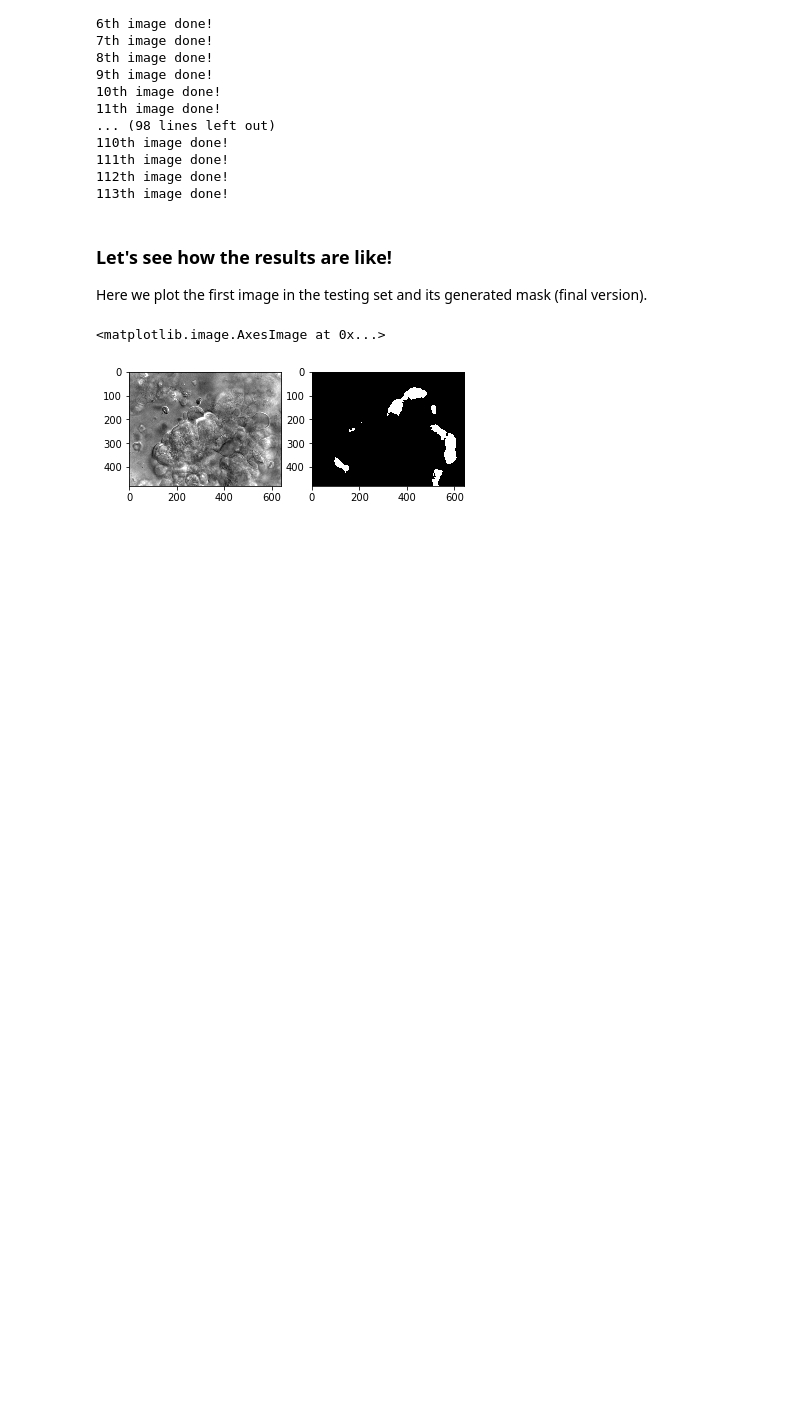
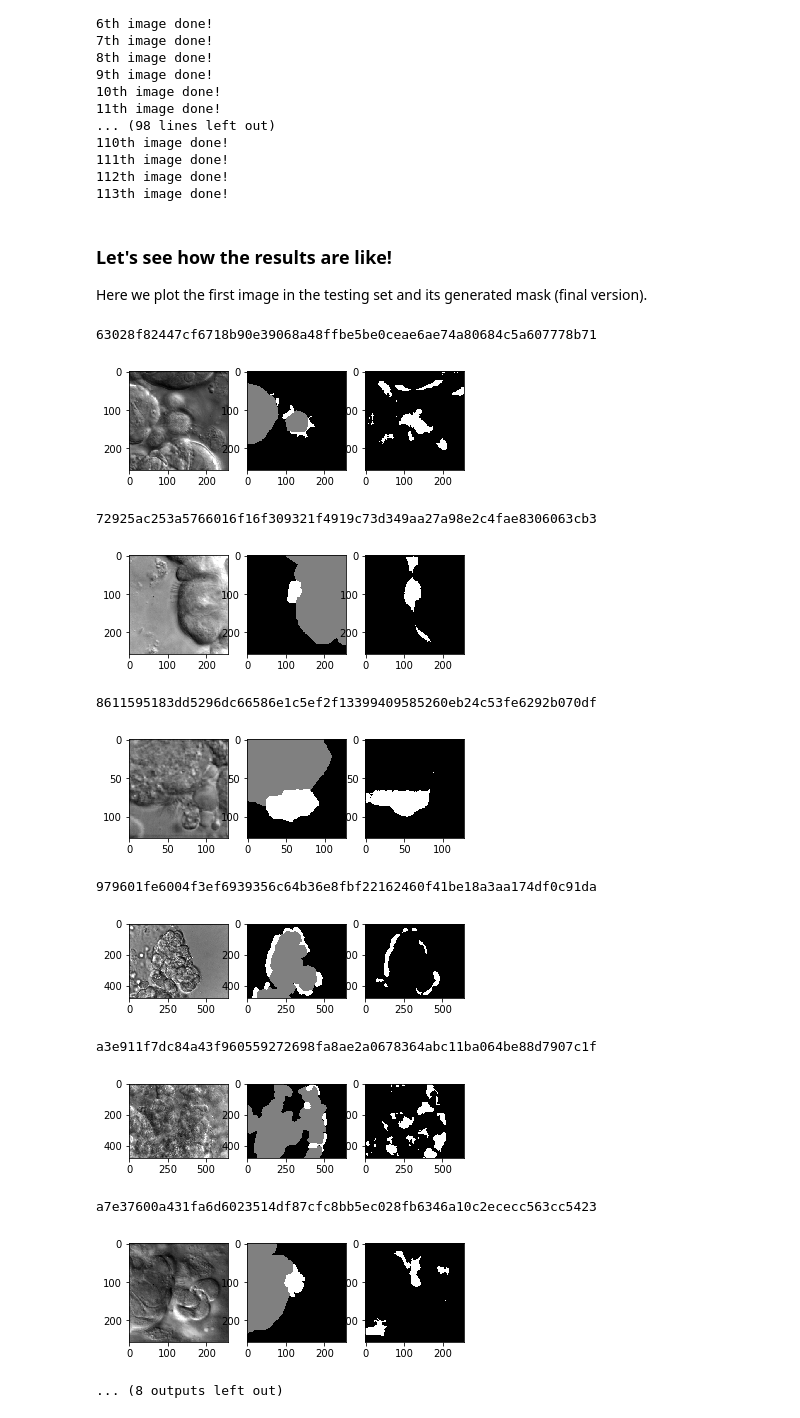
Before and after one commit to dsp-uga/team-linden-p2, a Jupyter notebook: src/tiramisu/main.ipynb, the cells around one changed output. Saved outputs shown, nothing was run; the diff lists cells and outputs as text; code cells hidden in the pictures; blank space fills up the shorter version.

```diff
--- a/src/tiramisu/main.ipynb
+++ b/src/tiramisu/main.ipynb
@@ -278,11 +305,27 @@ for i, pic in enumerate(test_loader):
 
 Here we plot the first image in the testing set and its generated mask (final version).
 # %%
-test_a = next(iter(test_loader))
-test_res_a = imread('.results/' + test_dir[0] + '.png')
-figure, subplot = plt.subplots(1,2)
-subplot[0].imshow(test_a[0, 0, :, :], cmap='gray', aspect = 'equal')
-subplot[1].imshow(test_res_a, cmap='gray', aspect = 'equal')
+for idx in range(len(test_dir)):
+    test_a = imread('/home/afarahani/Projects/project2/dataset/data/data/test/data/' + test_dir[idx] + '/frame0000.png')
+    test_mask_a = imread('/home/afarahani/Projects/project2/dataset/data/data/test/masks/' + test_dir[idx] + '.png')
+    test_res_a = imread('.results/' + test_dir[idx] + '.png')
+    figure, subplot = plt.subplots(1,3)
+    print(test_dir[idx])
+    subplot[0].imshow(test_a, cmap='gray', aspect = 'equal')
+    subplot[1].imshow(test_mask_a, cmap='gray', aspect = 'equal')
+    subplot[2].imshow(test_res_a, cmap='gray', aspect = 'equal')
+    plt.show()
 # %% [output]
-<matplotlib.image.AxesImage at 0x...>
+63028f82447cf6718b90e39068a48ffbe5be0ceae6ae74a80684c5a607778b71
-[figure, old version]
+[figure, new version]
+72925ac253a5766016f16f309321f4919c73d349aa27a98e2c4fae8306063cb3
+[figure, added]
+8611595183dd5296dc66586e1c5ef2f13399409585260eb24c53fe6292b070df
+[figure, added]
+979601fe6004f3ef6939356c64b36e8fbf22162460f41be18a3aa174df0c91da
+[figure, added]
+a3e911f7dc84a43f960559272698fa8ae2a0678364abc11ba064be88d7907c1f
+[figure, added]
+a7e37600a431fa6d6023514df87cfc8bb5ec028fb6346a10c2ececc563cc5423
+[figure, added]
+... (8 outputs left out)
```
Also changed, not shown: parts of 8 cells of this notebook.
